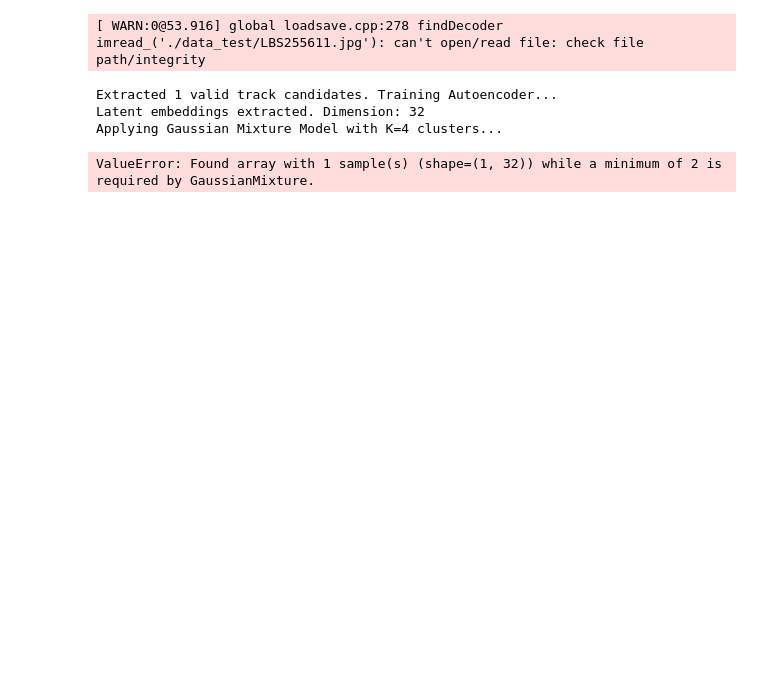
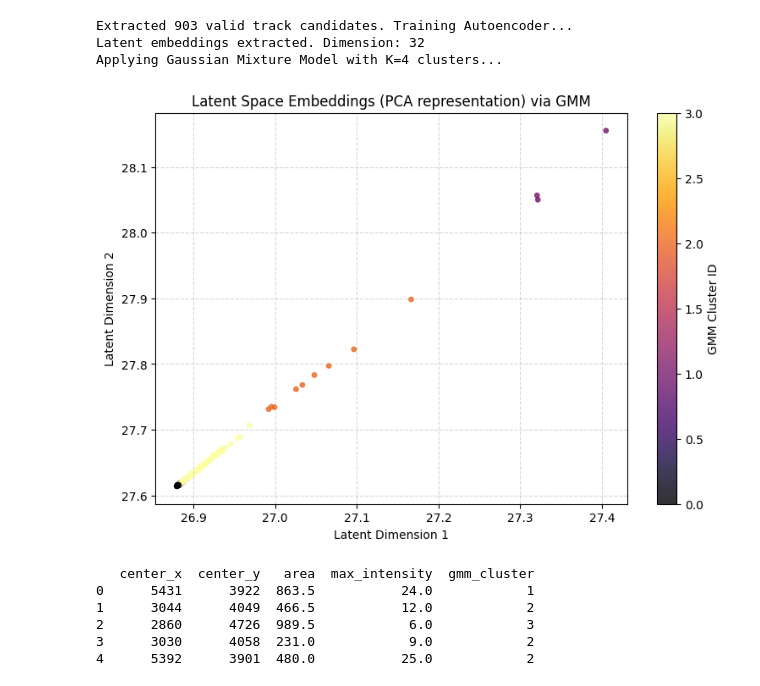
Before and after one commit to coccetti/radon, a Jupyter notebook: algorithms/energy_2.ipynb, the cells around one changed output. Cells and saved outputs as stored; diff of their text form; code cells hidden in the pictures; blank space fills up the shorter version.

```diff
--- a/algorithms/energy_2.ipynb
+++ b/algorithms/energy_2.ipynb
@@ -226,7 +226,7 @@ def run_unsupervised_pipeline(image_path: str):
     return metadata_df
 
 # Execute the algorithm on the target sample
-df_results = run_unsupervised_pipeline("data_test/LBS255611.jpg")
+df_results = run_unsupervised_pipeline("../data_test/LBS255611.jpg")
 if df_results is not None:
     print(df_results.head())
 # %% [output]
@@ -235,5 +234,10 @@ Warning: ./data_test/LBS255611.jpg not found. Generating simulated data.
-[ WARN:0@53.916] global loadsave.cpp:278 findDecoder imread_('./data_test/LBS255611.jpg'): can't open/read file: check file path/integrity
+Extracted 903 valid track candidates. Training Autoencoder...
+Latent embeddings extracted. Dimension: 32
+Applying Gaussian Mixture Model with K=4 clusters...
+[figure, added]
-Extracted 1 valid track candidates. Training Autoencoder...
-Latent embeddings extracted. Dimension: 32
-Applying Gaussian Mixture Model with K=4 clusters...
+   center_x  center_y   area  max_intensity  gmm_cluster
+0      5431      3922  863.5           24.0            1
+1      3044      4049  466.5           12.0            2
+2      2860      4726  989.5            6.0            3
+3      3030      4058  231.0            9.0            2
+4      5392      3901  480.0           25.0            2
-ValueError: Found array with 1 sample(s) (shape=(1, 32)) while a minimum of 2 is required by GaussianMixture.
```
Also changed, not shown: parts of 2 cells of this notebook, 2 other files.
